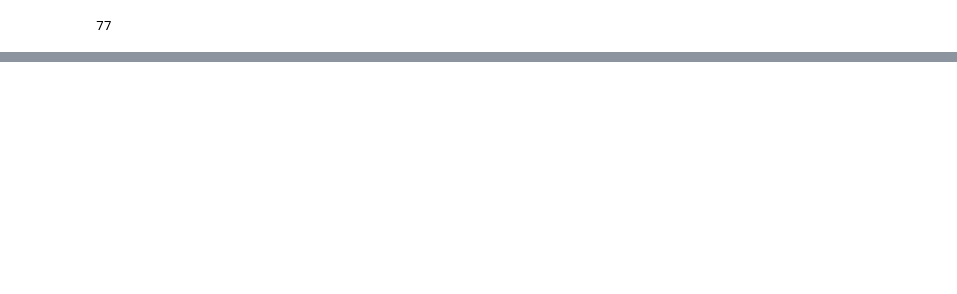
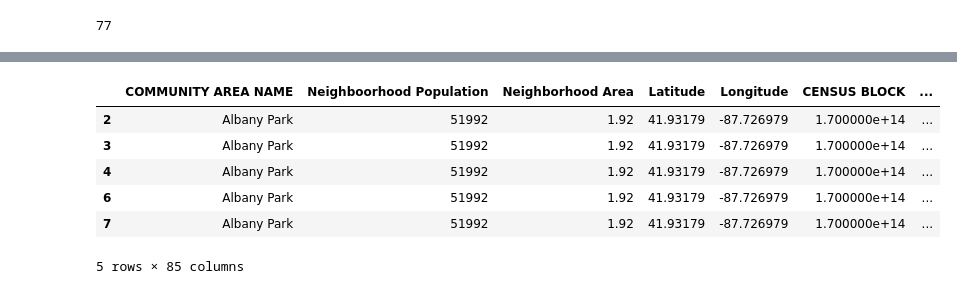
Before and after one commit to byoung11644/Chicago_Energy, a Jupyter notebook: BY Graphs and Figures.ipynb, the cells around one changed output, grey strips where cells are left out. Cells and saved outputs as stored; diff of their text form; code cells hidden in the pictures; blank space fills up the shorter version.

```diff
--- a/BY Graphs and Figures.ipynb
+++ b/BY Graphs and Figures.ipynb
@@ -131,0 +142,10 @@ len(neighborhoods)
+# %%
+neighborhood_df.head()
+# %% [output]
+|  | COMMUNITY AREA NAME | Neighboorhood Population | Neighborhood Area | Latitude | Longitude | CENSUS BLOCK | ... |
+| 2 | Albany Park | 51992 | 1.92 | 41.93179 | -87.726979 | 1.700000e+14 | ... |
+| 3 | Albany Park | 51992 | 1.92 | 41.93179 | -87.726979 | 1.700000e+14 | ... |
+| 4 | Albany Park | 51992 | 1.92 | 41.93179 | -87.726979 | 1.700000e+14 | ... |
+| 6 | Albany Park | 51992 | 1.92 | 41.93179 | -87.726979 | 1.700000e+14 | ... |
+| 7 | Albany Park | 51992 | 1.92 | 41.93179 | -87.726979 | 1.700000e+14 | ... |
+5 rows × 85 columns
```
Also changed, not shown: parts of 31 cells of this notebook, 5 other files.
